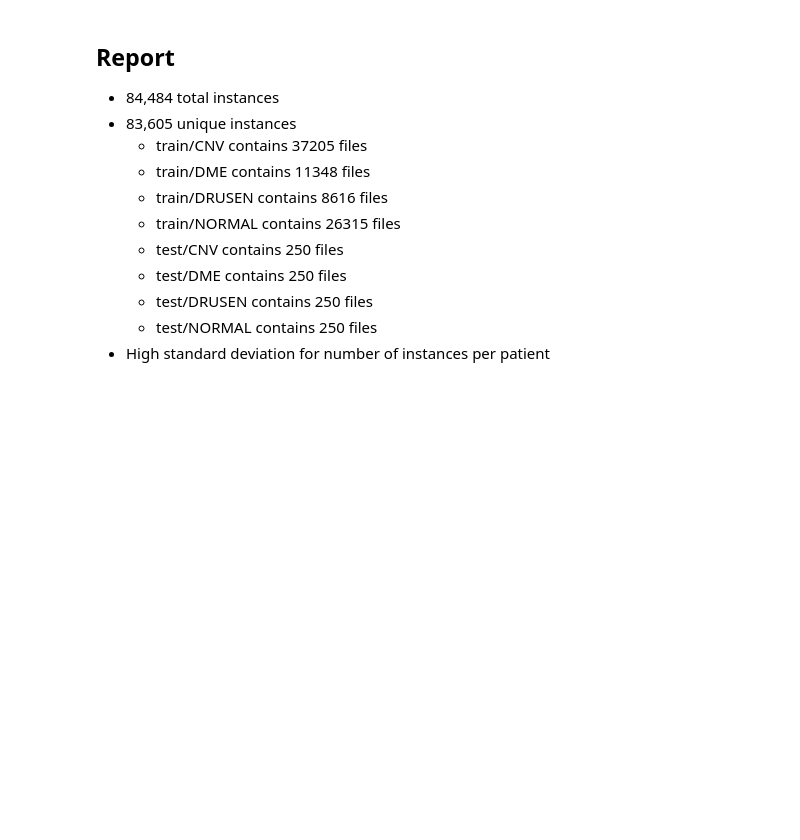
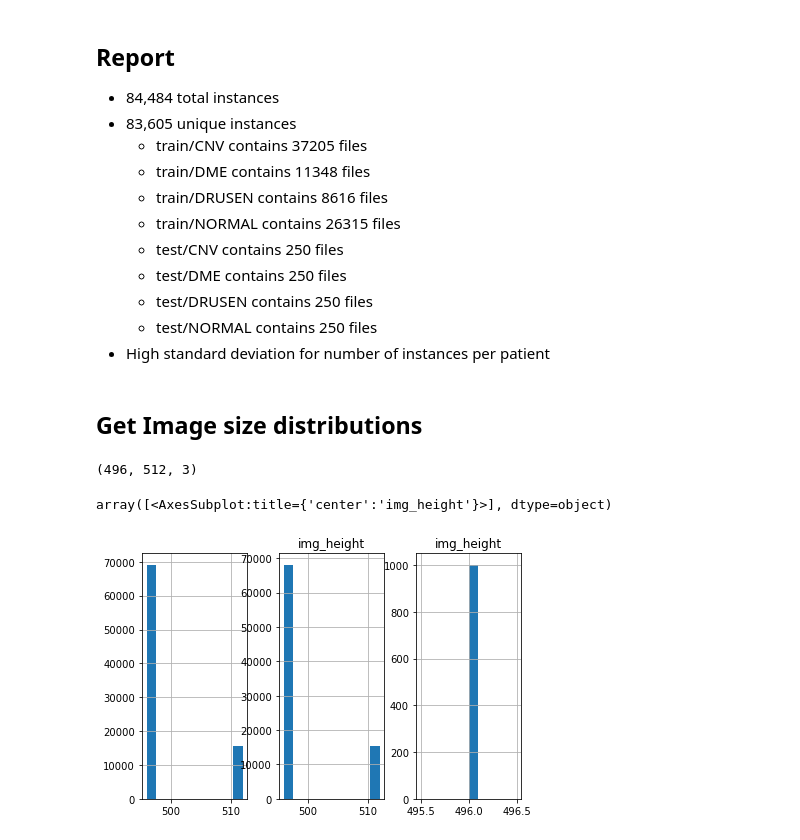
Before and after one commit to jenningst/oct-contrastive-loss-vs-transfer-learning, a Jupyter notebook: notebooks/data-ingestion.ipynb, the cells around one changed output. Cells and saved outputs as stored; diff of their text form; code cells hidden in the pictures; blank space fills up the shorter version.

Commit message:
added image dimensions

```diff
--- a/notebooks/data-ingestion.ipynb
+++ b/notebooks/data-ingestion.ipynb
@@ -173,3 +174,49 @@ plt.show()
     - test/DRUSEN contains 250 files
     - test/NORMAL contains 250 files
 - High standard deviation for number of instances per patient
+# %% [markdown]
+## Get Image size distributions
+# %%
+#test cv2
+i = BASE_DATA_PATH+'train/CNV/CNV-1016042-1.jpeg'
+img = cv2.imread(i)
+dimensions = img.shape
+print(dimensions)
+# %% [output]
+(496, 512, 3)
+# %%
+##build filepaths from df
+
+filenames = oct_df.filename.tolist()
+paths = oct_df.path.tolist()
+
+file_paths = []
+for i in range(len(paths)):
+    file_paths.append('../data/raw'+paths[i]+'/'+filenames[i])
+# %%
+##get heights, widths, channels of each image - will map back to df
+heights = []
+widths = []
+channels = []
+for i in file_paths:
+    img = cv2.imread(i)
+    dimensions = img.shape
+    heights.append(dimensions[0])
+    widths.append(dimensions[1])
+    channels.append(dimensions[-1])
+# %%
+#reassign img sizes to respective images
+oct_df['img_height'] = heights
+oct_df['img_width'] = widths
+oct_df['num_channels'] = channels
+# %%
+##Look at all the distributions of heights and if these distros differ by type
+fig,axs = plt.subplots(1,3)
+fig.tight_layout()
+plt.subplots_adjust(wspace=10)
+oct_df['img_height'].hist(ax=axs[0])
+oct_df.loc[oct_df['type'] == 'train',['img_height']].hist(ax=axs[1])
+oct_df.loc[oct_df['type'] == 'test',['img_height']].hist(ax=axs[2])
+# %% [output]
+array([<AxesSubplot:title={'center':'img_height'}>], dtype=object)
+[figure, added]
```
Also changed, not shown: parts of 6 cells of this notebook.
